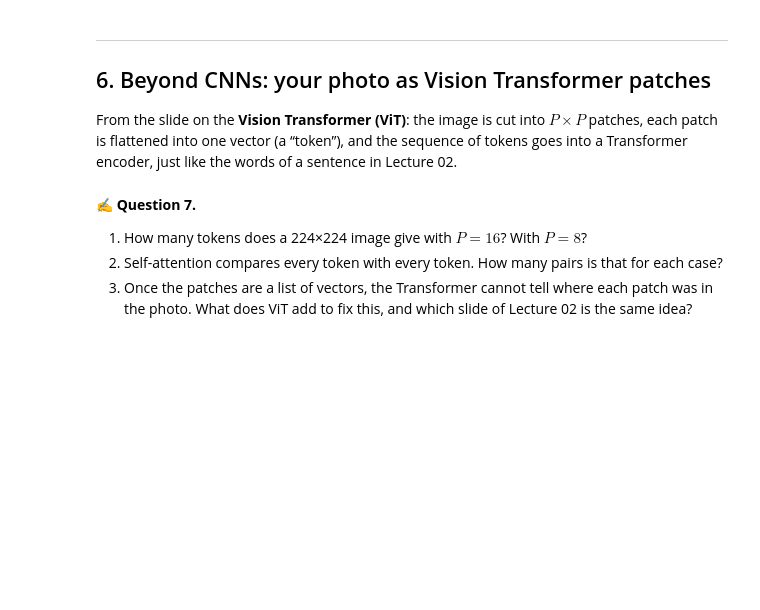
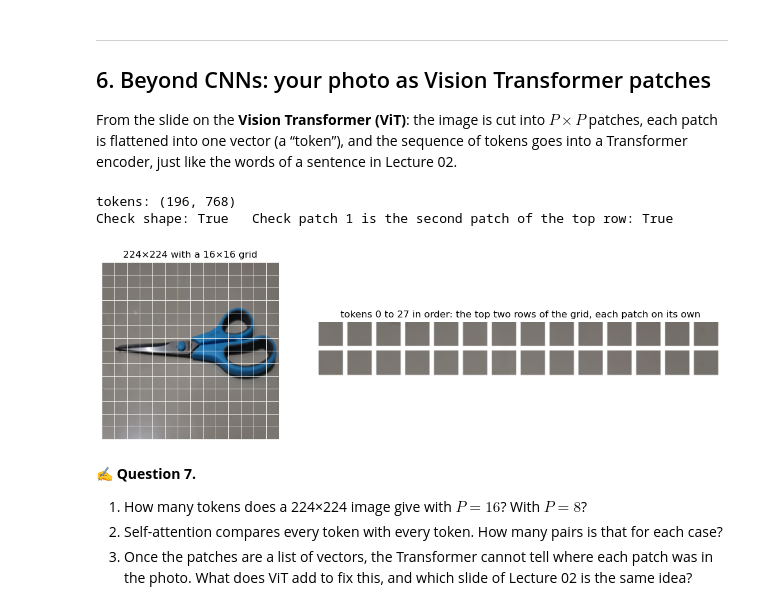
Before and after one commit to Rcjot/csc173, a Jupyter notebook: CSC173_Lecture03_Deep_Computer_Vision_Demo.ipynb, the cells around one changed output. Saved outputs shown, nothing was run; the diff lists cells and outputs as text; code cells hidden in the pictures; blank space fills up the shorter version.

```diff
--- a/CSC173_Lecture03_Deep_Computer_Vision_Demo.ipynb
+++ b/CSC173_Lecture03_Deep_Computer_Vision_Demo.ipynb
@@ -573,27 +605,31 @@ From the slide on the **Vision Transformer (ViT)**: the image is cut into $P \ti
 # %%
 P = 16
 x224 = np.array(open_photo(paths[MY_PICK]).resize((224, 224)))
 
 def to_patches(x, P):
     """(H, W, C) image → (number of patches, P*P*C), patches in reading order (row by row)."""
     H, W, Cn = x.shape
-    return ...   # TODO: reshape, transpose and reshape
+    return x.reshape(H//P, P, W//P ,P, Cn).transpose(0, 2, 1, 3, 4).reshape((H //P) * (W//P),  P*P*Cn)   # TODO: reshape, transpose and reshape
 
 patches = to_patches(x224, P)
 print("tokens:", patches.shape)
 print("Check shape:", patches.shape == (196, 768),
       "  Check patch 1 is the second patch of the top row:", np.array_equal(patches[1], x224[0:16, 16:32].reshape(-1)))
 
 fig = plt.figure(figsize=(14, 4))
 ax = fig.add_subplot(1, 3, 1); ax.imshow(x224); ax.set_title("224×224 with a 16×16 grid")
 for k in range(0, 225, P):
     ax.axhline(k - 0.5, color="w", lw=0.6); ax.axvline(k - 0.5, color="w", lw=0.6)
 ax.axis("off")
 ax = fig.add_subplot(1, 3, (2, 3))
 tile = lambda p: np.pad(p.reshape(P, P, 3), ((0, 3), (0, 3), (0, 0)), constant_values=255)
 strip = np.concatenate([np.concatenate([tile(p) for p in patches[r * 14:(r + 1) * 14]], axis=1) for r in range(2)], axis=0)
 ax.imshow(strip); ax.set_title("tokens 0 to 27 in order: the top two rows of the grid, each patch on its own"); ax.axis("off")
 plt.show()
+# %% [output]
+tokens: (196, 768)
+Check shape: True   Check patch 1 is the second patch of the top row: True
+[figure, added]
 # %% [markdown]
 ✍️ **Question 7.**
 1. How many tokens does a 224×224 image give with $P = 16$? With $P = 8$?
```
Also changed, not shown: parts of 9 cells of this notebook.
